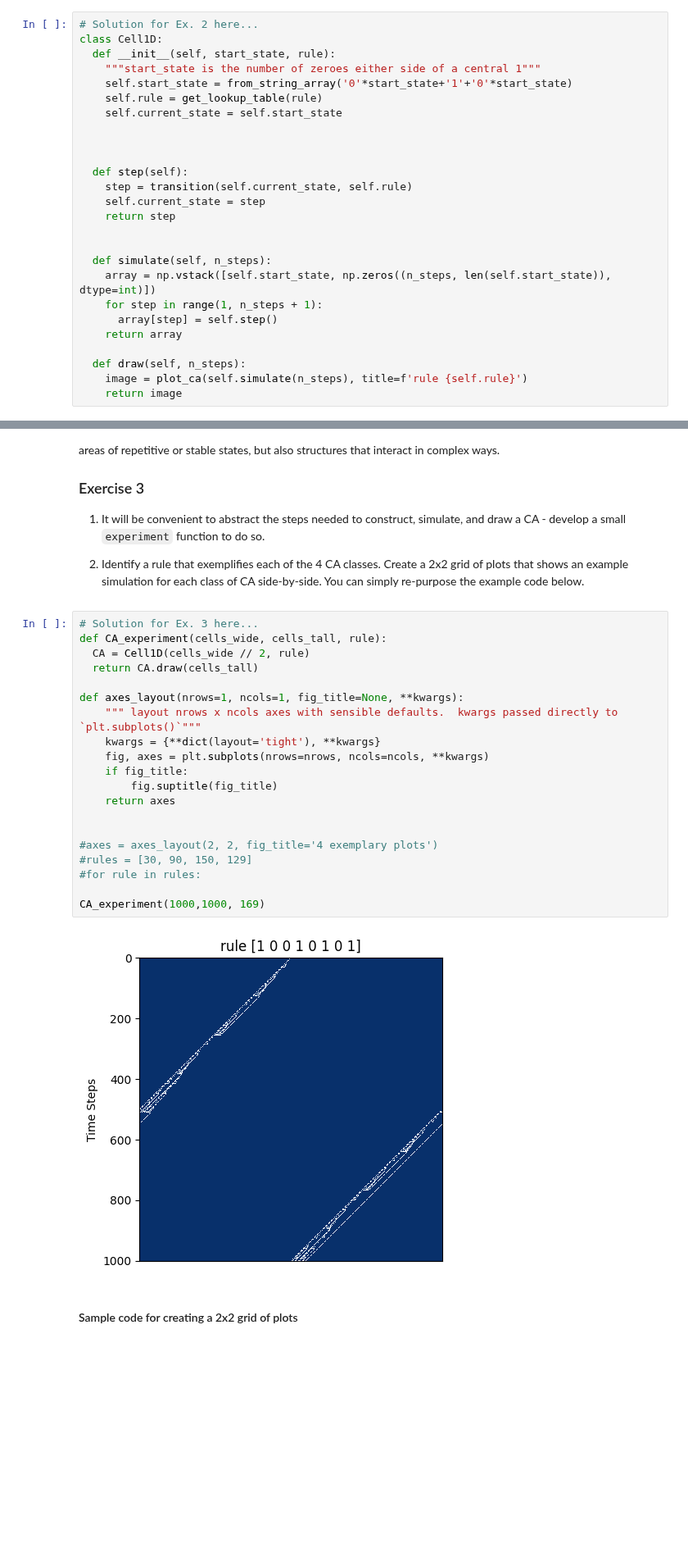
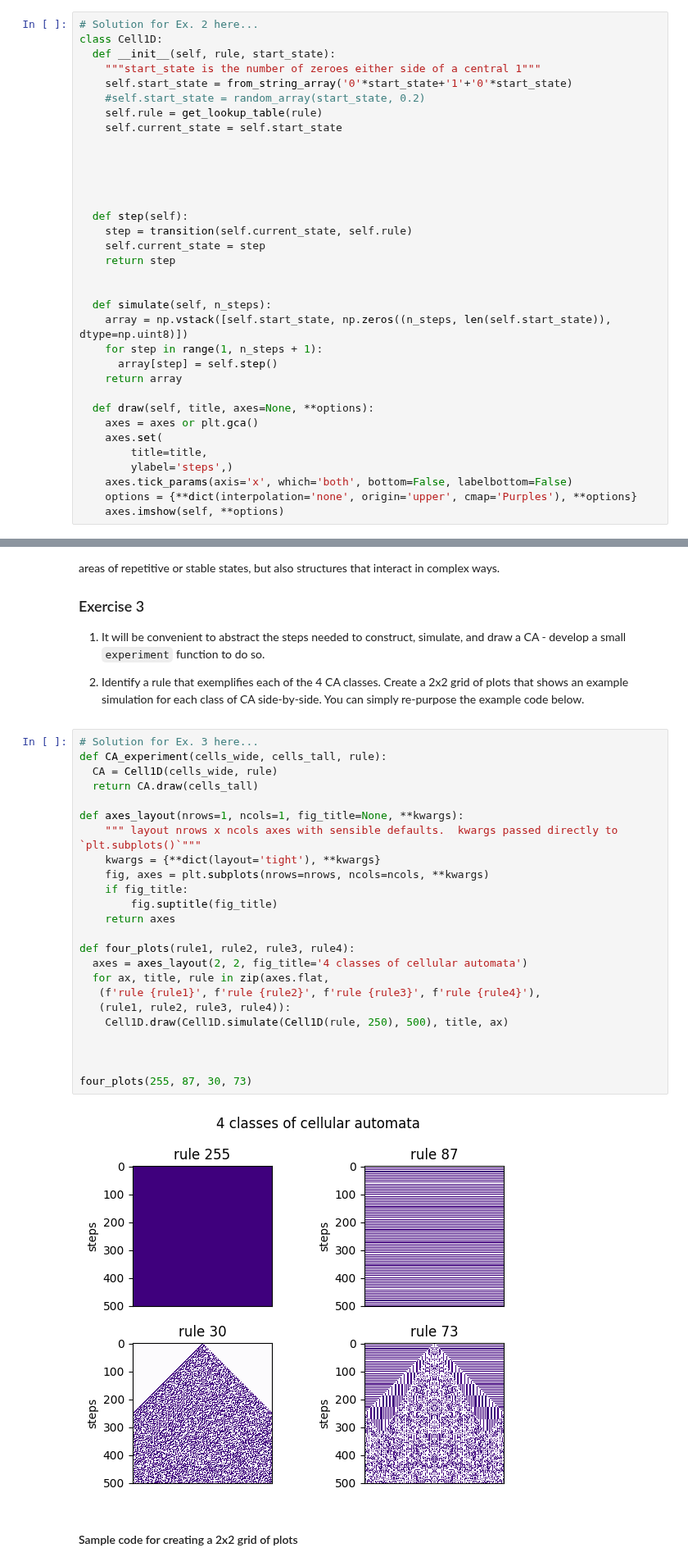
Before and after one commit to sammyfow/cap-comp215, a Jupyter notebook: labs/lab05-CA-1D.ipynb, the cells around one changed output, grey strips where cells are left out. Shown at 82% size. Drawn from its saved outputs; the diff is of its cells as text; blank space fills up the shorter version.

```diff
--- a/labs/lab05-CA-1D.ipynb
+++ b/labs/lab05-CA-1D.ipynb
@@ -158,11 +166,14 @@ Note: this is *not* a `dataclass` - you will need an `__init__` method.
 # %%
 # Solution for Ex. 2 here...
 class Cell1D:
-  def __init__(self, start_state, rule):
+  def __init__(self, rule, start_state):
     """start_state is the number of zeroes either side of a central 1"""
     self.start_state = from_string_array('0'*start_state+'1'+'0'*start_state)
+    #self.start_state = random_array(start_state, 0.2)
     self.rule = get_lookup_table(rule)
     self.current_state = self.start_state
+
+
 
 
 
@@ -173,13 +184,18 @@ class Cell1D:
 
 
   def simulate(self, n_steps):
-    array = np.vstack([self.start_state, np.zeros((n_steps, len(self.start_state)), dtype=int)])
+    array = np.vstack([self.start_state, np.zeros((n_steps, len(self.start_state)), dtype=np.uint8)])
     for step in range(1, n_steps + 1):
       array[step] = self.step()
     return array
 
-  def draw(self, n_steps):
-    image = plot_ca(self.simulate(n_steps), title=f'rule {self.rule}')
-    return image
+  def draw(self, title, axes=None, **options):
+    axes = axes or plt.gca()
+    axes.set(
+        title=title,
+        ylabel='steps',)
+    axes.tick_params(axis='x', which='both', bottom=False, labelbottom=False)
+    options = {**dict(interpolation='none', origin='upper', cmap='Purples'), **options}
+    axes.imshow(self, **options)
 # %%
 
@@ -211,25 +228,29 @@ Wolfram identifies 4 "classes" of Elementary Cellular Automata:
 # %%
 # Solution for Ex. 3 here...
 def CA_experiment(cells_wide, cells_tall, rule):
-  CA = Cell1D(cells_wide // 2, rule)
+  CA = Cell1D(cells_wide, rule)
   return CA.draw(cells_tall)
 
 def axes_layout(nrows=1, ncols=1, fig_title=None, **kwargs):
     """ layout nrows x ncols axes with sensible defaults.  kwargs passed directly to `plt.subplots()`"""
     kwargs = {**dict(layout='tight'), **kwargs}
     fig, axes = plt.subplots(nrows=nrows, ncols=ncols, **kwargs)
     if fig_title:
         fig.suptitle(fig_title)
     return axes
 
+def four_plots(rule1, rule2, rule3, rule4):
+  axes = axes_layout(2, 2, fig_title='4 classes of cellular automata')
+  for ax, title, rule in zip(axes.flat,
+   (f'rule {rule1}', f'rule {rule2}', f'rule {rule3}', f'rule {rule4}'),
+   (rule1, rule2, rule3, rule4)):
+    Cell1D.draw(Cell1D.simulate(Cell1D(rule, 250), 500), title, ax)
 
-#axes = axes_layout(2, 2, fig_title='4 exemplary plots')
-#rules = [30, 90, 150, 129]
-#for rule in rules:
 
-CA_experiment(1000,1000, 169)
+
+four_plots(255, 87, 30, 73)
 # %% [output]
-[figure, old version]
+[figure, new version]
 # %% [markdown]
 #### Sample code for creating a 2x2 grid of plots
 # %%
```
Also changed, not shown: parts of 2 cells of this notebook.
